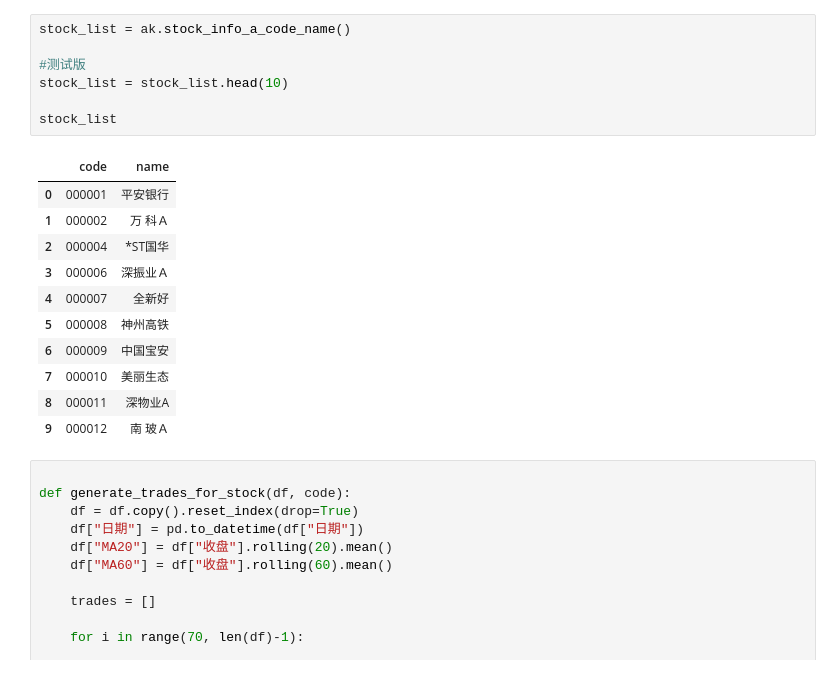
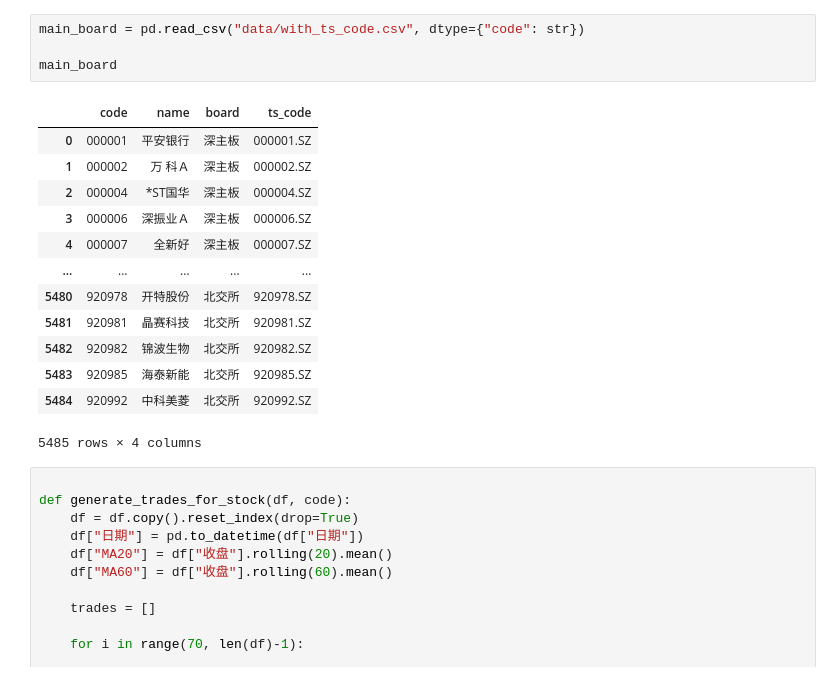
Before and after one commit to yuexiliu/stock_analysis, a Jupyter notebook: equity_curve.ipynb, the cells around one changed output. Drawn from its saved outputs; the diff is of its cells as text.

```diff
--- a/equity_curve.ipynb
+++ b/equity_curve.ipynb
@@ -109,22 +102,21 @@ plt.show()
 # %%
-stock_list = ak.stock_info_a_code_name()
+main_board = pd.read_csv("data/with_ts_code.csv", dtype={"code": str})
 
-#测试版
-stock_list = stock_list.head(10)
-
-stock_list
+main_board
 # %% [output]
-|  | code | name |
-| 0 | 000001 | 平安银行 |
-| 1 | 000002 | 万 科Ａ |
-| 2 | 000004 | *ST国华 |
-| 3 | 000006 | 深振业Ａ |
-| 4 | 000007 | 全新好 |
-| 5 | 000008 | 神州高铁 |
-| 6 | 000009 | 中国宝安 |
-| 7 | 000010 | 美丽生态 |
-| 8 | 000011 | 深物业A |
-| 9 | 000012 | 南 玻Ａ |
+|  | code | name | board | ts_code |
+| 0 | 000001 | 平安银行 | 深主板 | 000001.SZ |
+| 1 | 000002 | 万 科Ａ | 深主板 | 000002.SZ |
+| 2 | 000004 | *ST国华 | 深主板 | 000004.SZ |
+| 3 | 000006 | 深振业Ａ | 深主板 | 000006.SZ |
+| 4 | 000007 | 全新好 | 深主板 | 000007.SZ |
+| ... | ... | ... | ... | ... |
+| 5480 | 920978 | 开特股份 | 北交所 | 920978.SZ |
+| 5481 | 920981 | 晶赛科技 | 北交所 | 920981.SZ |
+| 5482 | 920982 | 锦波生物 | 北交所 | 920982.SZ |
+| 5483 | 920985 | 海泰新能 | 北交所 | 920985.SZ |
+| 5484 | 920992 | 中科美菱 | 北交所 | 920992.SZ |
+5485 rows × 4 columns
 # %%
 
 def generate_trades_for_stock(df, code):
```
Also changed, not shown: parts of 10 cells of this notebook, 3 other files.
